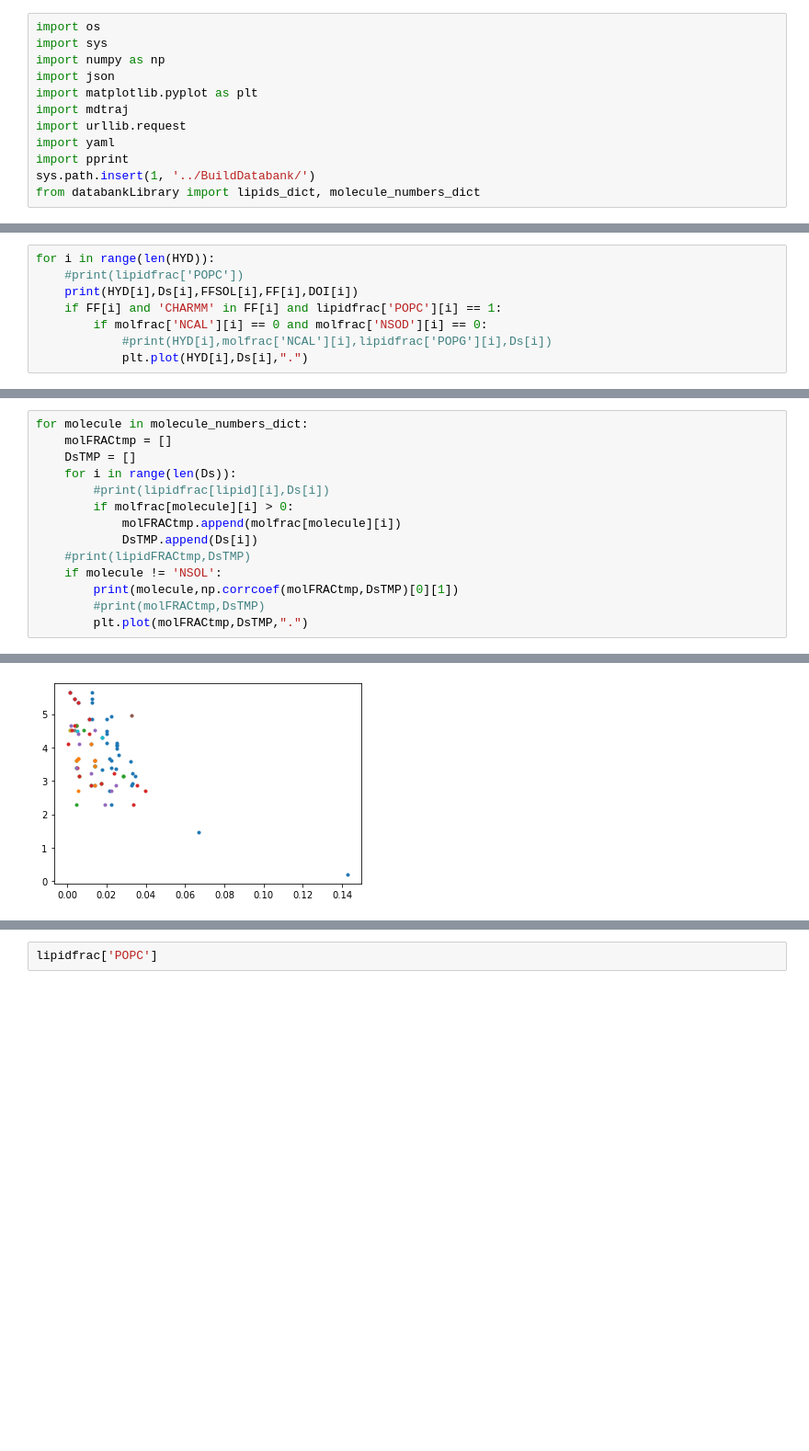
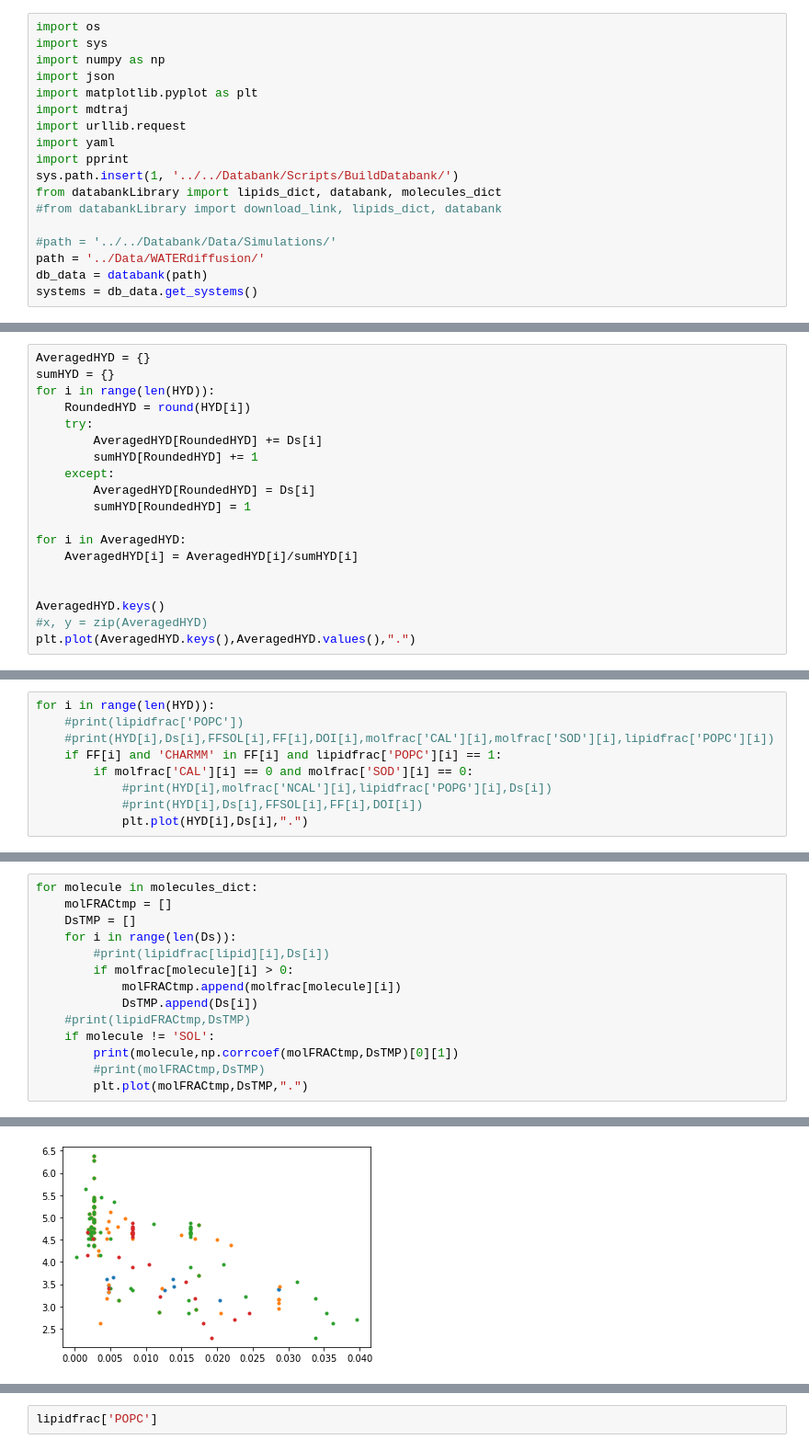
Before and after one commit to NMRLipids/DataBankManuscript, a Jupyter notebook: scripts/plotWATERdiffusion.ipynb, the cells around one changed output, grey strips where cells are left out. Shown: that part at 92% size. Cells and saved outputs as stored; diff of their text form; blank space fills up the shorter version.

```diff
--- a/scripts/plotWATERdiffusion.ipynb
+++ b/scripts/plotWATERdiffusion.ipynb
@@ -8,8 +8,14 @@ import mdtraj
 import urllib.request
 import yaml
 import pprint
-sys.path.insert(1, '../BuildDatabank/')
-from databankLibrary import lipids_dict, molecule_numbers_dict
+sys.path.insert(1, '../../Databank/Scripts/BuildDatabank/')
+from databankLibrary import lipids_dict, databank, molecules_dict
+#from databankLibrary import download_link, lipids_dict, databank
+
+#path = '../../Databank/Data/Simulations/'
+path = '../Data/WATERdiffusion/'
+db_data = databank(path)
+systems = db_data.get_systems()
 # %%
 DvsHYD = []
 Ds = []
@@ -70,0 +127,19 @@ plt.plot(HYD,Ds,".")
+# %%
+AveragedHYD = {}
+sumHYD = {}
+for i in range(len(HYD)):
+    RoundedHYD = round(HYD[i])
+    try:
+        AveragedHYD[RoundedHYD] += Ds[i]
+        sumHYD[RoundedHYD] += 1
+    except:
+        AveragedHYD[RoundedHYD] = Ds[i]
+        sumHYD[RoundedHYD] = 1
+
+for i in AveragedHYD:
+    AveragedHYD[i] = AveragedHYD[i]/sumHYD[i]
+
+
+AveragedHYD.keys()
+#x, y = zip(AveragedHYD)
+plt.plot(AveragedHYD.keys(),AveragedHYD.values(),".")
@@ -88,9 +164,10 @@ plt.plot(DvsHYD[0],DvsHYD[1],".")
 # %%
 for i in range(len(HYD)):
     #print(lipidfrac['POPC'])
-    print(HYD[i],Ds[i],FFSOL[i],FF[i],DOI[i])
+    #print(HYD[i],Ds[i],FFSOL[i],FF[i],DOI[i],molfrac['CAL'][i],molfrac['SOD'][i],lipidfrac['POPC'][i])
     if FF[i] and 'CHARMM' in FF[i] and lipidfrac['POPC'][i] == 1:
-        if molfrac['NCAL'][i] == 0 and molfrac['NSOD'][i] == 0:
+        if molfrac['CAL'][i] == 0 and molfrac['SOD'][i] == 0:
             #print(HYD[i],molfrac['NCAL'][i],lipidfrac['POPG'][i],Ds[i])
+            #print(HYD[i],Ds[i],FFSOL[i],FF[i],DOI[i])
             plt.plot(HYD[i],Ds[i],".")
 # %% [output]
@@ -140,5 +206,5 @@ DHMDMAB -0.9793627675629138
 # %%
-for molecule in molecule_numbers_dict:
+for molecule in molecules_dict:
     molFRACtmp = []
     DsTMP = []
     for i in range(len(Ds)):
@@ -147,7 +213,7 @@ for molecule in molecule_numbers_dict:
             molFRACtmp.append(molfrac[molecule][i])
             DsTMP.append(Ds[i])
     #print(lipidFRACtmp,DsTMP)
-    if molecule != 'NSOL':
+    if molecule != 'SOL':
         print(molecule,np.corrcoef(molFRACtmp,DsTMP)[0][1])
         #print(molFRACtmp,DsTMP)
         plt.plot(molFRACtmp,DsTMP,".")
@@ -170,4 +225,4 @@ NCAL -0.8576956501511326
-[figure, old version]
+[figure, new version]
 # %%
 print(np.corrcoef(lipidfrac['CHOL'],Ds))
 # %% [output]
```
Also changed, not shown: parts of 12 cells of this notebook, 1 other file.
